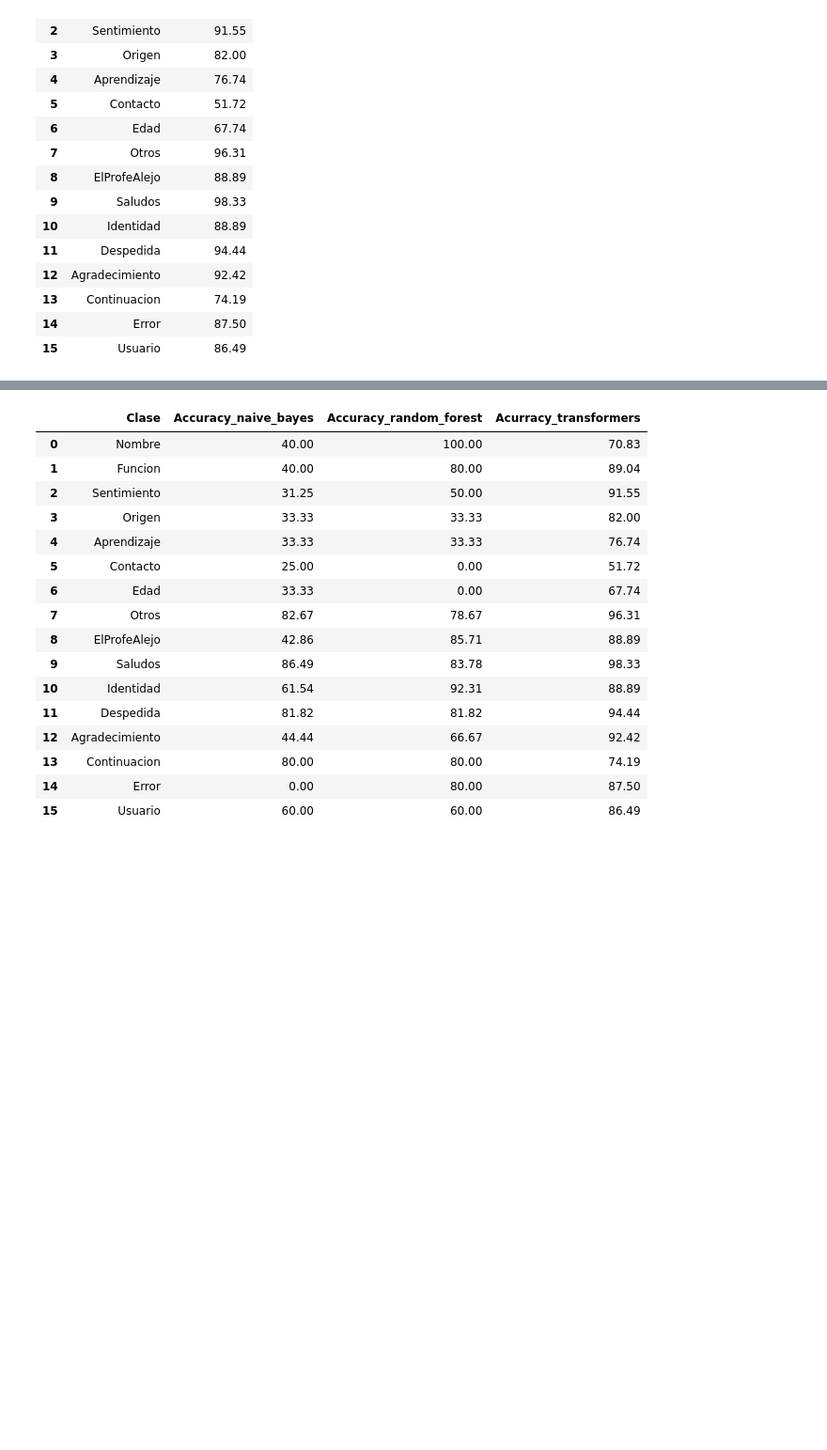
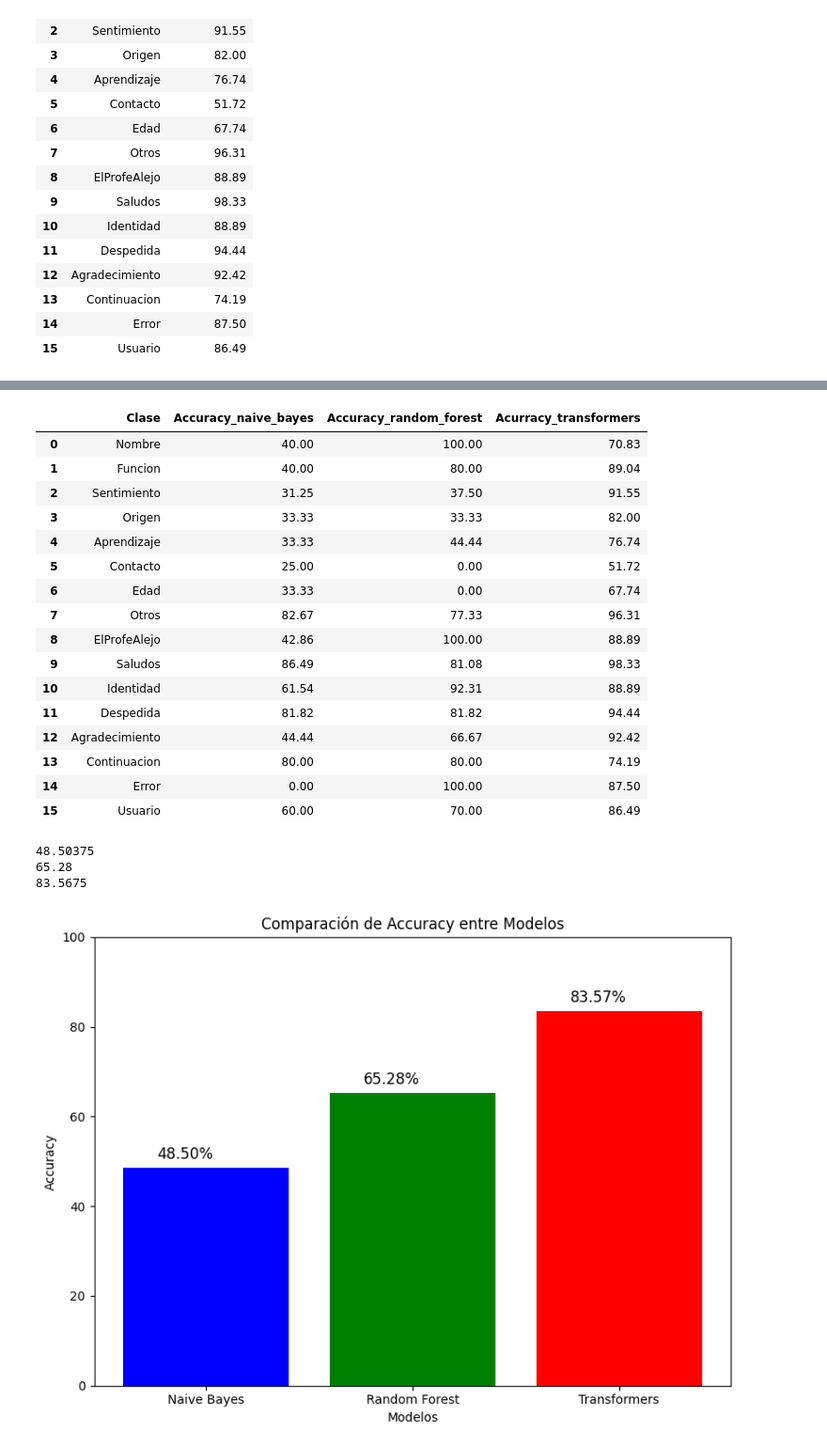
Before and after one commit to JulioLaz/clasificacion_textos, a Jupyter notebook: Clasificación_de_texto.ipynb, the cells around one changed output, grey strips where cells are left out. Shown at 94% size. Cells and saved outputs as stored; diff of their text form; code cells hidden in the pictures; blank space fills up the shorter version.

```diff
--- a/Clasificación_de_texto.ipynb
+++ b/Clasificación_de_texto.ipynb
@@ -456,5 +456,5 @@ with torch.no_grad():
         true_labels.extend(labels.tolist())
 
 accuracy = accuracy_score(true_labels, predictions)
-accuracy=round(accuracy,2)*100
+accuracy=round(accuracy,4)*100
 print("Precisión:", accuracy,'%')
@@ -531,7 +568,6 @@ import pandas as pd
 
 # Unir los DataFrames por la columna "Clase"
 merged_df_01 = pd.merge(accuracy_df_naive_bayes, accuracy_df_random_forest, on="Clase")
-
 merged_df_02 = pd.merge(merged_df_01, accuracy_df_transformers, on="Clase", suffixes=("", "_transformers"))
 merged_df_02.rename(columns={"% Accuracy_x": "Accuracy_naive_bayes", "% Accuracy_y": "Accuracy_random_forest","% Accuracy":"Acurracy_transformers"}, inplace=True)
 merged_df_02
@@ -539,17 +575,59 @@ merged_df_02
 |  | Clase | Accuracy_naive_bayes | Accuracy_random_forest | Acurracy_transformers |
 | 0 | Nombre | 40.00 | 100.00 | 70.83 |
 | 1 | Funcion | 40.00 | 80.00 | 89.04 |
-| 2 | Sentimiento | 31.25 | 50.00 | 91.55 |
+| 2 | Sentimiento | 31.25 | 37.50 | 91.55 |
 | 3 | Origen | 33.33 | 33.33 | 82.00 |
-| 4 | Aprendizaje | 33.33 | 33.33 | 76.74 |
+| 4 | Aprendizaje | 33.33 | 44.44 | 76.74 |
 | 5 | Contacto | 25.00 | 0.00 | 51.72 |
 | 6 | Edad | 33.33 | 0.00 | 67.74 |
-| 7 | Otros | 82.67 | 78.67 | 96.31 |
-| 8 | ElProfeAlejo | 42.86 | 85.71 | 88.89 |
-| 9 | Saludos | 86.49 | 83.78 | 98.33 |
+| 7 | Otros | 82.67 | 77.33 | 96.31 |
+| 8 | ElProfeAlejo | 42.86 | 100.00 | 88.89 |
+| 9 | Saludos | 86.49 | 81.08 | 98.33 |
 | 10 | Identidad | 61.54 | 92.31 | 88.89 |
 | 11 | Despedida | 81.82 | 81.82 | 94.44 |
 | 12 | Agradecimiento | 44.44 | 66.67 | 92.42 |
 | 13 | Continuacion | 80.00 | 80.00 | 74.19 |
-| 14 | Error | 0.00 | 80.00 | 87.50 |
-| 15 | Usuario | 60.00 | 60.00 | 86.49 |
+| 14 | Error | 0.00 | 100.00 | 87.50 |
+| 15 | Usuario | 60.00 | 70.00 | 86.49 |
+# %%
+Accuracy_naive_bayes=(merged_df_02['Accuracy_naive_bayes'].sum())/len(merged_df_02)
+Accuracy_random_forest=(merged_df_02['Accuracy_random_forest'].sum())/len(merged_df_02)
+Acurracy_transformers=(merged_df_02['Acurracy_transformers'].sum())/len(merged_df_02)
+print(Accuracy_naive_bayes)
+print(Accuracy_random_forest)
+print(Acurracy_transformers)
+# %% [output]
+48.50375
+65.28
+83.5675
+# %%
+import matplotlib.pyplot as plt
+
+# Valores de accuracy
+accuracy_naive_bayes = (merged_df_02['Accuracy_naive_bayes'].sum()) / len(merged_df_02)
+accuracy_random_forest = (merged_df_02['Accuracy_random_forest'].sum()) / len(merged_df_02)
+accuracy_transformers = (merged_df_02['Acurracy_transformers'].sum()) / len(merged_df_02)
+
+# Nombres de los modelos
+model_names = ['Naive Bayes', 'Random Forest', 'Transformers']
+
+# Valores de accuracy
+accuracy_values = [accuracy_naive_bayes, accuracy_random_forest, accuracy_transformers]
+
+# Crear la gráfica de barras
+plt.figure(figsize=(8, 6))
+bars = plt.bar(model_names, accuracy_values, color=['blue', 'green', 'red'])
+plt.xlabel('Modelos')
+plt.ylabel('Accuracy')
+plt.title('Comparación de Accuracy entre Modelos')
+plt.ylim(0, 100)  # Establecer el rango del eje y de 0 a 100
+
+# Agregar los valores de porcentaje arriba de cada barra
+for bar, value in zip(bars, accuracy_values):
+    plt.text(bar.get_x() + bar.get_width() / 2 - 0.1, value + 2, f'{value:.2f}%', fontsize=12, ha='center')
+
+# Mostrar la gráfica
+plt.tight_layout()
+plt.show()
+# %% [output]
+[figure, added]
```
Also changed, not shown: parts of 10 cells of this notebook.
